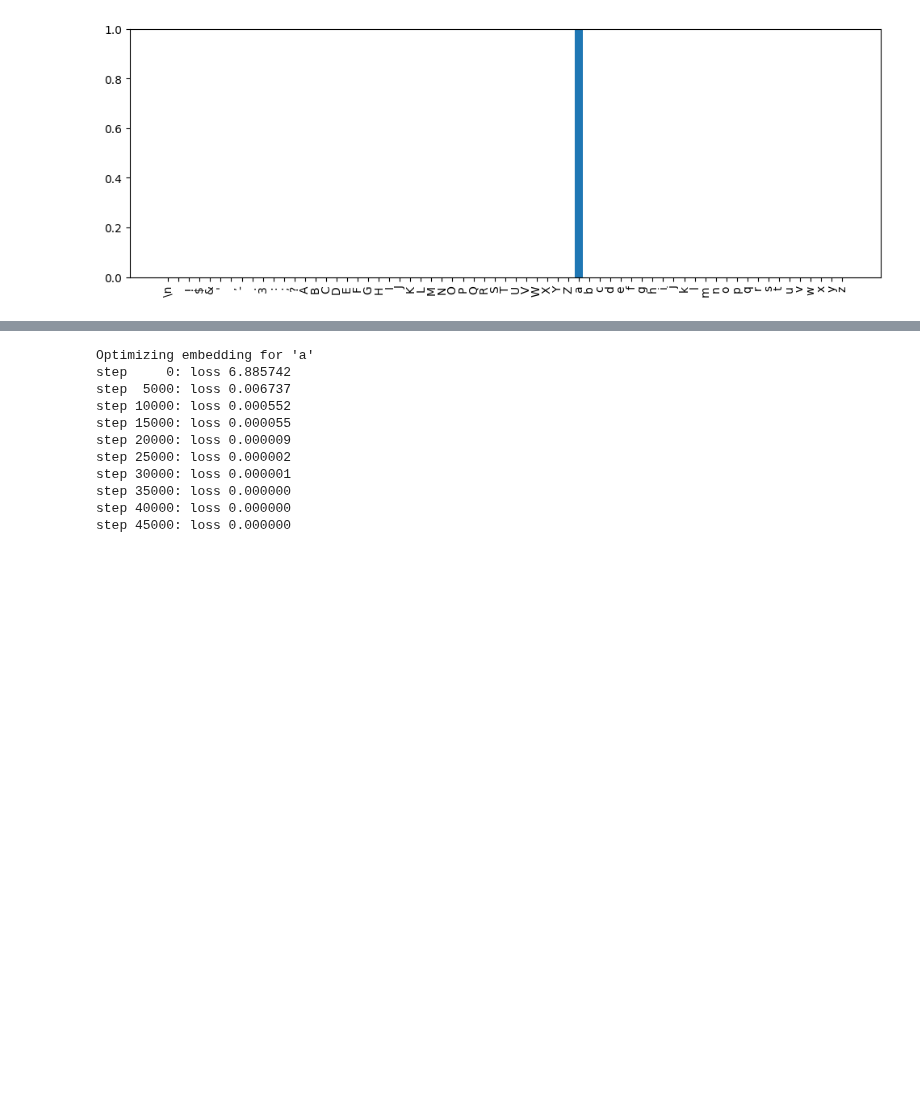
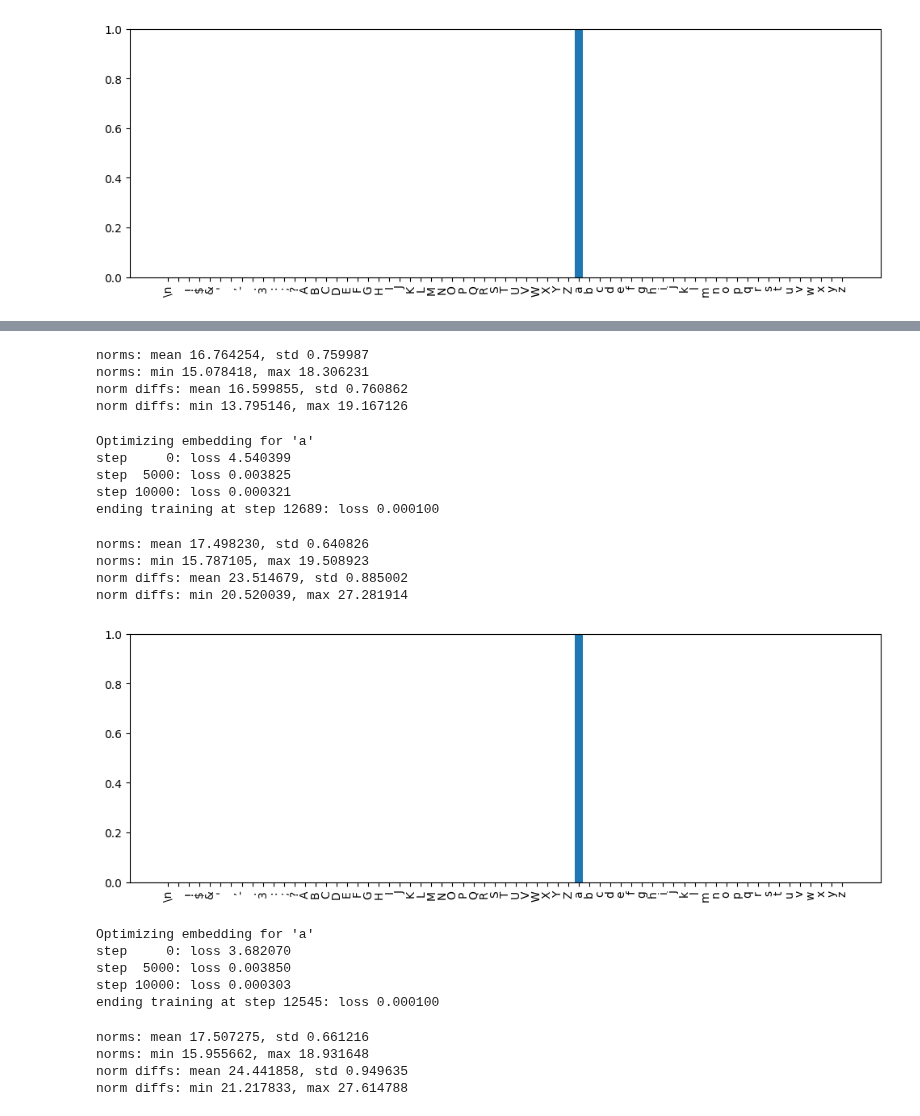
Before and after one commit to spather/transformer-experiments, a Jupyter notebook: nbs/analyses/60_learning_embeddings.ipynb, the cells around one changed output, grey strips where cells are left out. Saved outputs shown, nothing was run; the diff lists cells and outputs as text; code cells hidden in the pictures; blank space fills up the shorter version.

```diff
--- a/nbs/analyses/60_learning_embeddings.ipynb
+++ b/nbs/analyses/60_learning_embeddings.ipynb
@@ -109,6 +109,7 @@ device is cuda
 def learn_embedding_for_char(
     target_char: str,
     embedding_to_logits: Callable[[torch.Tensor], torch.Tensor],
+    n_embeddings_to_learn: int = 1,
     learning_rate: float = 3e-4,
     minimum_loss: float = 1e-4,
     max_iters: int = 50000,
@@ -124,19 +125,21 @@ def learn_embedding_for_char(
     lsfm = nn.LogSoftmax(dim=-1)
     lsfm.to(device)
 
-    x = torch.nn.Parameter(torch.randn(1, 1, n_embed, device=device), requires_grad=True)
+    x = torch.nn.Parameter(
+        torch.randn(n_embeddings_to_learn, 1, n_embed, device=device),
+        requires_grad=True,
+    )
 
     optimizer = torch.optim.AdamW([x], lr=learning_rate)
     eval_iters = max_iters // 10
 
     print(f"Optimizing embedding for {repr(target_char)}")
     for step in range(max_iters):
-
         logits = embedding_to_logits(x)
         B, T, C = logits.shape
 
         yhat = lsfm(logits.view(B * T, C))
-        loss = F.nll_loss(yhat, target)
+        loss = F.nll_loss(yhat, target.expand(n_embeddings_to_learn))
 
         if loss < minimum_loss:
             print(f"ending training at step {step:>5}: loss {loss.item():.6f}")
@@ -179,3 +215,10 @@ logits.plot_probs()
+# %%
+multi_emb_stats(multi_emb_a)
+# %% [output]
+norms: mean 16.764254, std 0.759987
+norms: min 15.078418, max 18.306231
+norm diffs: mean 16.599855, std 0.760862
+norm diffs: min 13.795146, max 19.167126
 # %%
 def block_n_on_function(m: TransformerLanguageModel, n: int) -> Callable[[torch.Tensor], torch.Tensor]:
     assert n >= 0 and n < n_layer, "n must be in [0, n_layer)"
@@ -191,19 +234,39 @@ def block_n_on_function(m: TransformerLanguageModel, n: int) -> Callable[[torch.
     return lambda x: output_head(blocks_module(x))
 # %%
 torch.manual_seed(42)
-emb_a, _ = learn_embedding_for_char('a', block_n_on_function(m, n=5))
+multi_emb_a_5, _ = learn_embedding_for_char('a', block_n_on_function(m, n=5), n_embeddings_to_learn=100)
 # %% [output]
 Optimizing embedding for 'a'
-step     0: loss 6.885742
-step  5000: loss 0.006737
-step 10000: loss 0.000552
-step 15000: loss 0.000055
-step 20000: loss 0.000009
-step 25000: loss 0.000002
-step 30000: loss 0.000001
-step 35000: loss 0.000000
-step 40000: loss 0.000000
-step 45000: loss 0.000000
+step     0: loss 4.540399
+step  5000: loss 0.003825
+step 10000: loss 0.000321
+ending training at step 12689: loss 0.000100
+# %%
+multi_emb_stats(multi_emb_a_5)
+# %% [output]
+norms: mean 17.498230, std 0.640826
+norms: min 15.787105, max 19.508923
+norm diffs: mean 23.514679, std 0.885002
+norm diffs: min 20.520039, max 27.281914
+# %%
+# Try an arbitrary embedding and plot it.
+logits = LogitsWrapper(block_n_on_function(m, n=5)(unsqueeze_emb(multi_emb_a_5[22, 0, :])).detach(), tokenizer)
+logits.plot_probs()
+# %% [output]
+[figure, added]
 # %%
 torch.manual_seed(42)
-emb_a, _ = learn_embedding_for_char('a', block_n_on_function(m, n=1))
+multi_emb_a_1, _ = learn_embedding_for_char('a', block_n_on_function(m, n=1), n_embeddings_to_learn=100)
+# %% [output]
+Optimizing embedding for 'a'
+step     0: loss 3.682070
+step  5000: loss 0.003850
+step 10000: loss 0.000303
+ending training at step 12545: loss 0.000100
+# %%
+multi_emb_stats(multi_emb_a_1)
+# %% [output]
+norms: mean 17.507275, std 0.661216
+norms: min 15.955662, max 18.931648
+norm diffs: mean 24.441858, std 0.949635
+norm diffs: min 21.217833, max 27.614788
```
Also changed, not shown: parts of 4 cells of this notebook.
